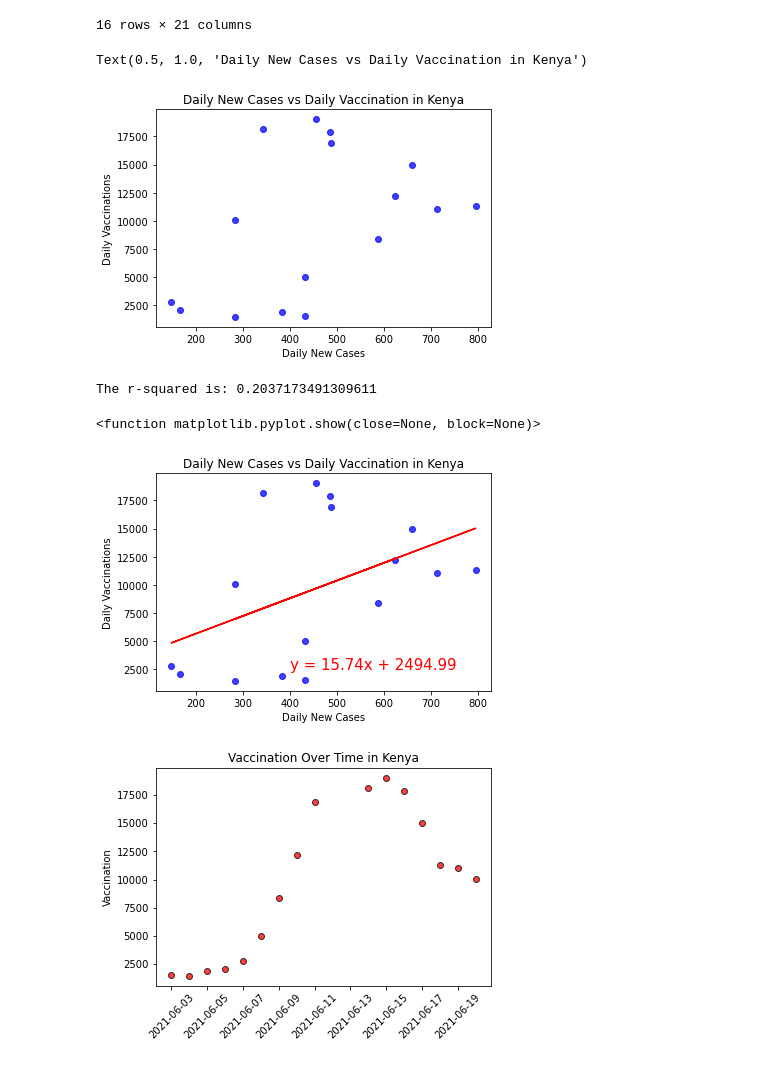
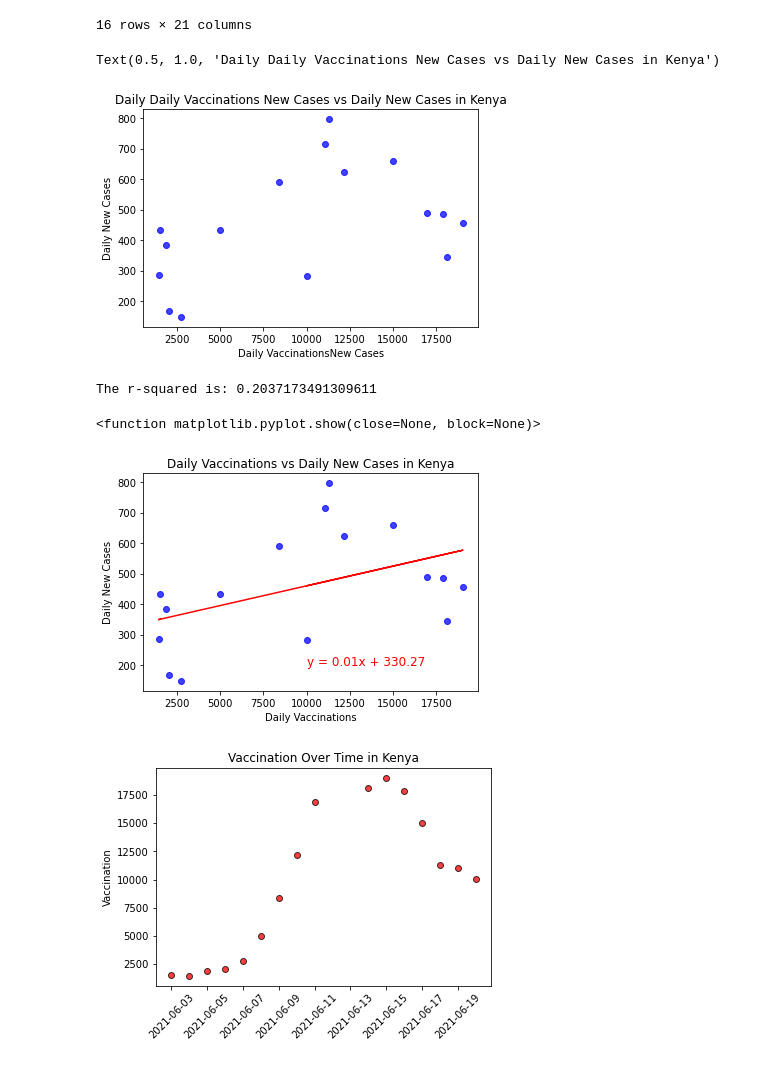
Before and after one commit to DominikaRzez/CovidVaccinationAnalysis, a Jupyter notebook: Kenya_Analysis.ipynb, the cells around one changed output. Drawn from its saved outputs; the diff is of its cells as text; code cells hidden in the pictures.

Commit message:
final kenya analysis

```diff
--- a/Kenya_Analysis.ipynb
+++ b/Kenya_Analysis.ipynb
@@ -310,31 +310,31 @@ kenya_merged
 #scatter plot of daily cases vs daily vaccination in Kenya
 kenya_merged_vacc = kenya_merged["daily_vaccinations"]
 kenya_merged_cases = kenya_merged["daily_new_cases"]
-plt.scatter(kenya_merged_cases, kenya_merged_vacc, marker="o", facecolors="blue", alpha=0.75)
-plt.xlabel("Daily New Cases")
-plt.ylabel("Daily Vaccinations")
-plt.title("Daily New Cases vs Daily Vaccination in Kenya")
+plt.scatter(kenya_merged_vacc, kenya_merged_cases, marker="o", facecolors="blue", alpha=0.75)
+plt.xlabel("Daily VaccinationsNew Cases")
+plt.ylabel("Daily New Cases")
+plt.title("Daily Daily Vaccinations New Cases vs Daily New Cases in Kenya")
 # %% [output]
-Text(0.5, 1.0, 'Daily New Cases vs Daily Vaccination in Kenya')
+Text(0.5, 1.0, 'Daily Daily Vaccinations New Cases vs Daily New Cases in Kenya')
-[figure, old version]
+[figure, new version]
 # %%
 #adding linear regression to the scatter plot
-(slope, intercept, rvalue, pvalue, stderr) = linregress(kenya_merged_cases, kenya_merged_vacc)
-regress_values = kenya_merged_cases * slope + intercept
+(slope, intercept, rvalue, pvalue, stderr) = linregress(kenya_merged_vacc, kenya_merged_cases)
+regress_values = kenya_merged_vacc * slope + intercept
 line_eq= "y = " + str(round(slope,2)) + "x + " + str(round(intercept,2))
 print(f"The r-squared is: {rvalue**2}")
-plt.scatter(kenya_merged_cases, kenya_merged_vacc, marker="o", facecolors="blue", alpha=0.75)
-plt.plot(kenya_merged_cases, regress_values, "r-")
-plt.annotate(line_eq, (400,2500), fontsize=15, color="red")
-plt.xlabel("Daily New Cases")
-plt.ylabel("Daily Vaccinations")
-plt.title("Daily New Cases vs Daily Vaccination in Kenya")
+plt.scatter(kenya_merged_vacc, kenya_merged_cases, marker="o", facecolors="blue", alpha=0.75)
+plt.plot(kenya_merged_vacc, regress_values, "r-")
+plt.annotate(line_eq, (10000,200), fontsize=12, color="red")
+plt.xlabel("Daily Vaccinations")
+plt.ylabel("Daily New Cases")
+plt.title("Daily Vaccinations vs Daily New Cases in Kenya")
 plt.savefig("images/kenya_daily_cases_vs_vaccination.png")
 plt.show
 # %% [output]
 The r-squared is: 0.2037173491309611
 <function matplotlib.pyplot.show(close=None, block=None)>
-[figure, old version]
+[figure, new version]
 # %%
 #creating scatter plot of vaccination over time
 kenya_time=kenya_merged["date"]
```
Also changed, not shown: parts of 1 cell of this notebook, 1 other file.
